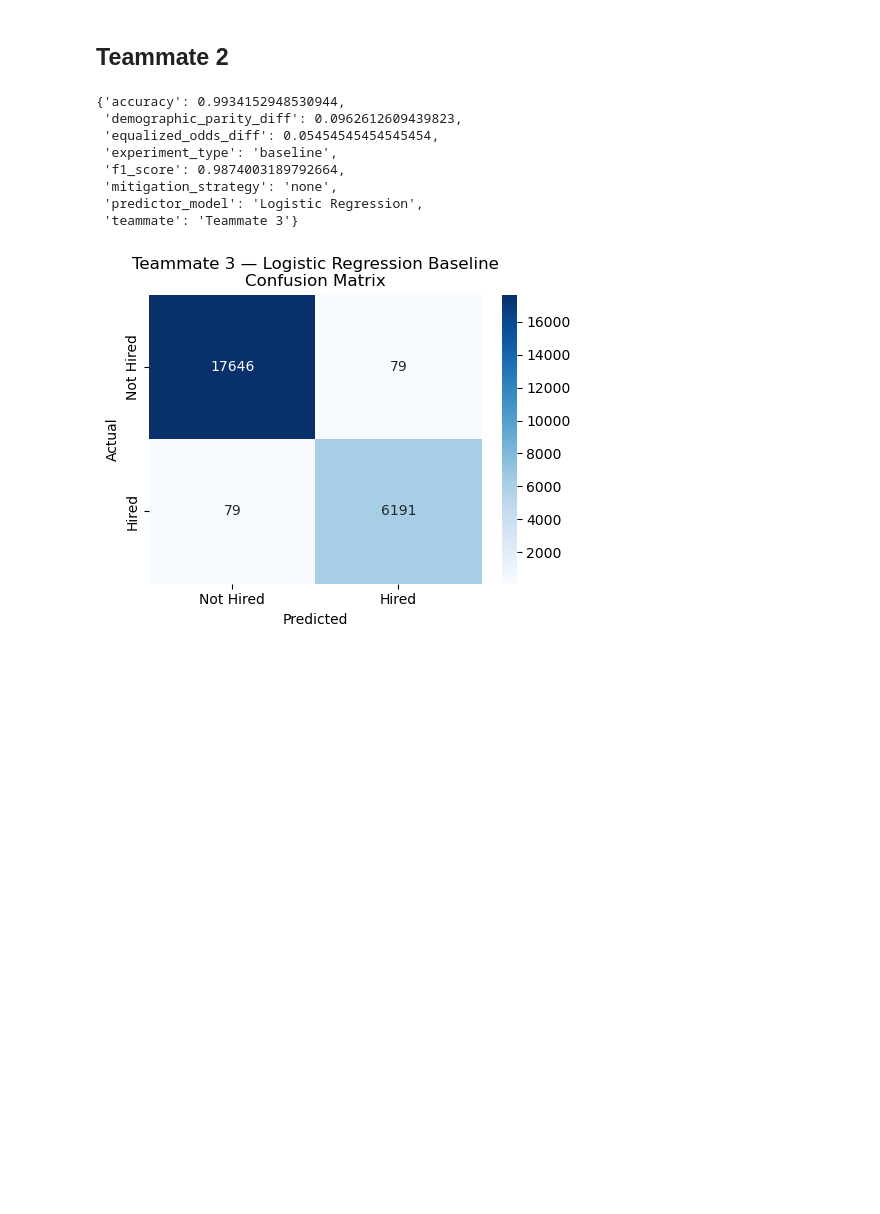
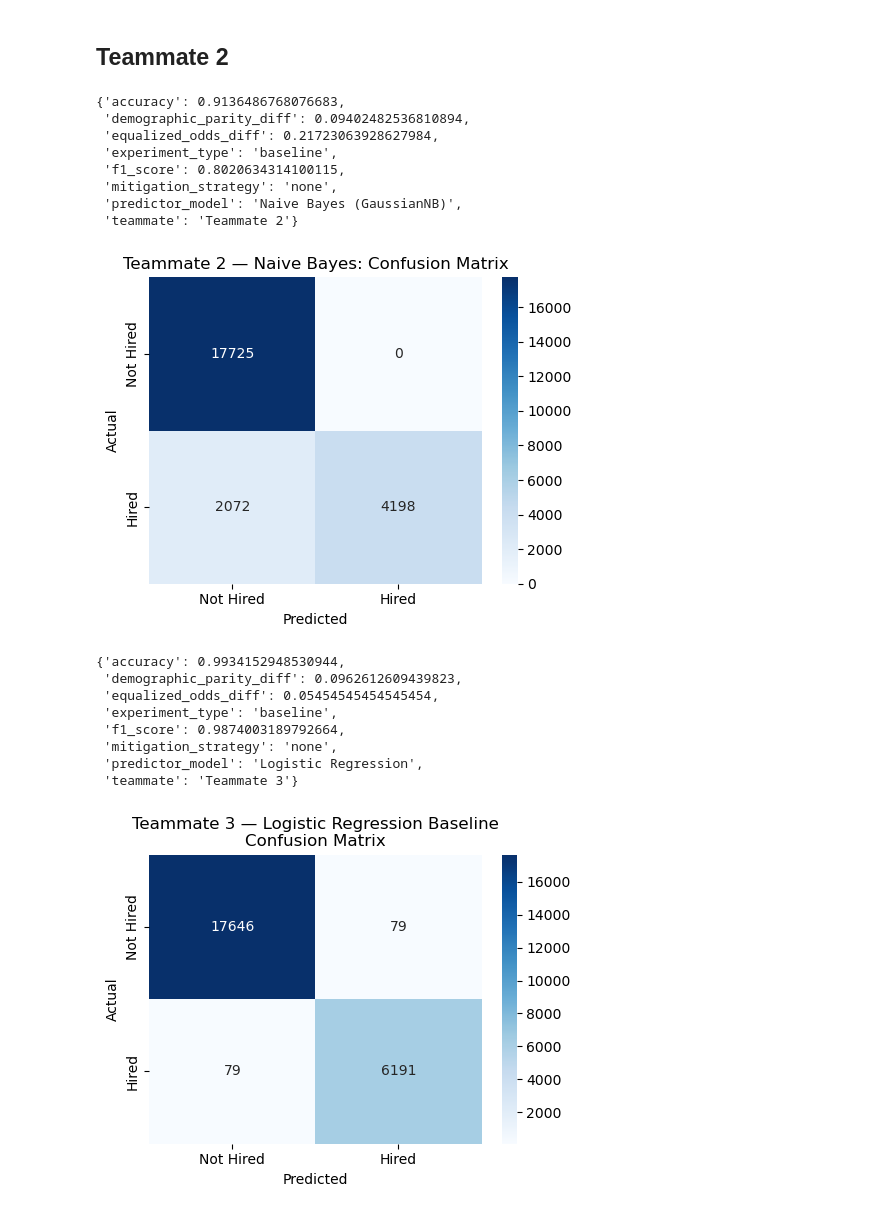
Before and after one commit to XiyuanWu/AI_Hiring_Bias_Analysis, a Jupyter notebook: Post-processing/CS108_212_Bias_Mitigation_Byron.ipynb, the cells around one changed output. Saved outputs shown, nothing was run; the diff lists cells and outputs as text; code cells hidden in the pictures; blank space fills up the shorter version.

```diff
--- a/Post-processing/CS108_212_Bias_Mitigation_Byron.ipynb
+++ b/Post-processing/CS108_212_Bias_Mitigation_Byron.ipynb
@@ -204 +363,41 @@ pprint(results)
+# %%
+from sklearn.naive_bayes import GaussianNB
+
+nb_model = GaussianNB()
+nb_model.fit(X_train, y_train)
+
+y_pred = nb_model.predict(X_test)
+
+
+results = evaluate_model(y_test, y_pred, group_labels_test)
+
+
+results['teammate']            = 'Teammate 2'
+results['experiment_type']     = 'baseline'
+results['predictor_model']     = 'Naive Bayes (GaussianNB)'
+results['mitigation_strategy'] = 'none'
+all_baseline_results.append(results)
+
+pprint(results)
+
+
+from sklearn.metrics import confusion_matrix
+cm = confusion_matrix(y_test, y_pred)
+plt.figure(figsize=(5, 4))
+sns.heatmap(cm, annot=True, fmt='d', cmap='Blues',
+            xticklabels=['Not Hired', 'Hired'],
+            yticklabels=['Not Hired', 'Hired'])
+plt.title('Teammate 2 — Naive Bayes: Confusion Matrix')
+plt.xlabel('Predicted'); plt.ylabel('Actual')
+plt.tight_layout(); plt.show()
+# %% [output]
+{'accuracy': 0.9136486768076683,
+ 'demographic_parity_diff': 0.09402482536810894,
+ 'equalized_odds_diff': 0.21723063928627984,
+ 'experiment_type': 'baseline',
+ 'f1_score': 0.8020634314100115,
+ 'mitigation_strategy': 'none',
+ 'predictor_model': 'Naive Bayes (GaussianNB)',
+ 'teammate': 'Teammate 2'}
+[figure, added]
 # %%
```
Also changed, not shown: parts of 13 cells of this notebook.
